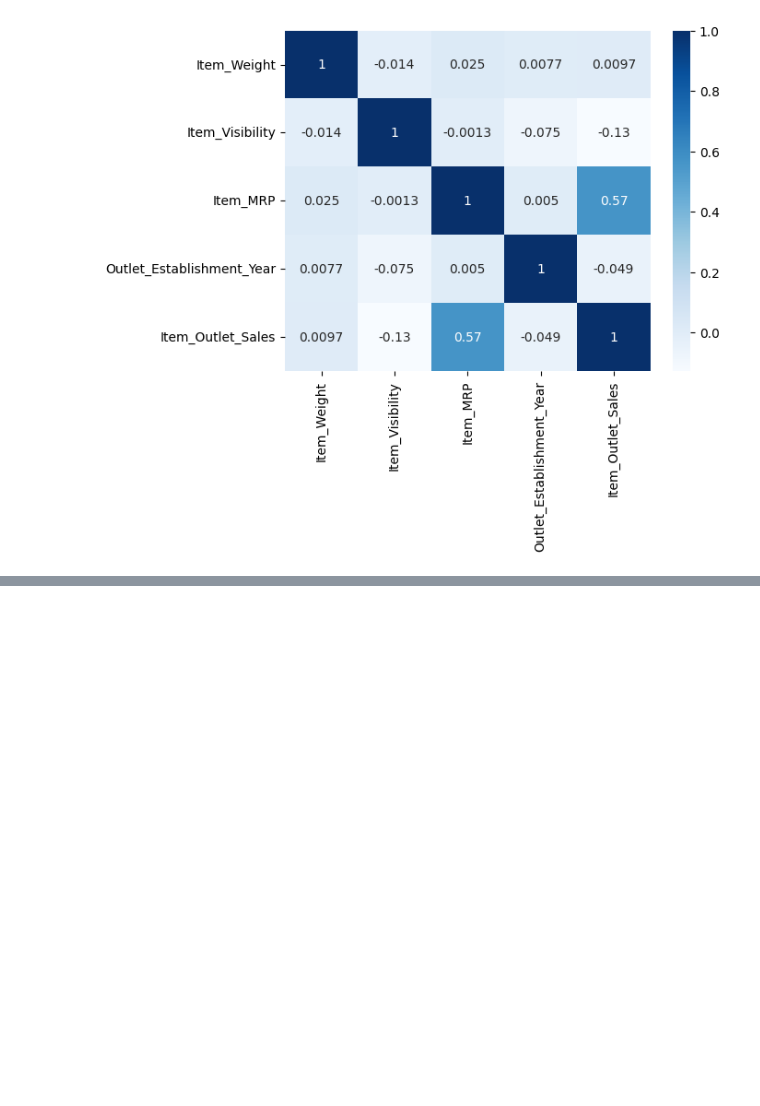
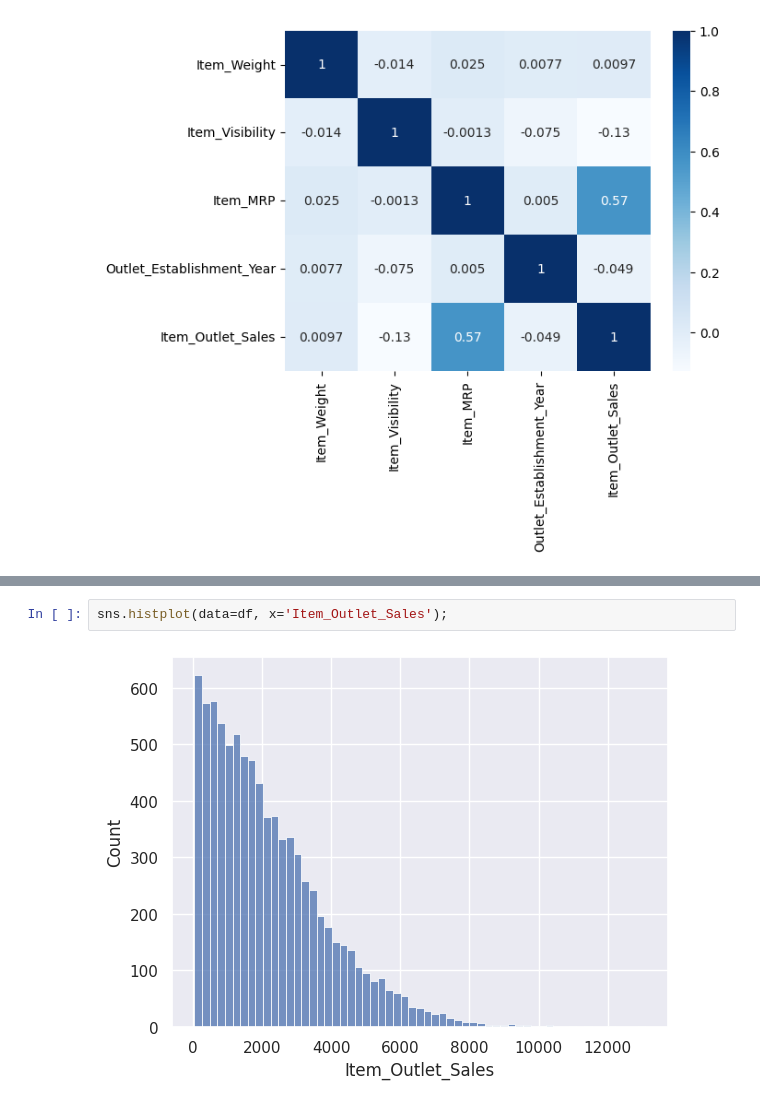
Before and after one commit to parrisatwork/Prediction-of-Product-Sales, a Jupyter notebook: Prediction_of_Product_Sales.ipynb, the cells around one changed output, grey strips where cells are left out. Cells and saved outputs as stored; diff of their text form; blank space fills up the shorter version.

```diff
--- a/Prediction_of_Product_Sales.ipynb
+++ b/Prediction_of_Product_Sales.ipynb
@@ -390,0 +542,4 @@ sns.heatmap(df.corr(),annot=True,cmap='Blues')
+# %%
+sns.histplot(data=df, x='Item_Outlet_Sales');
+# %% [output]
+[figure, added]
```
Also changed, not shown: parts of 13 cells of this notebook.
